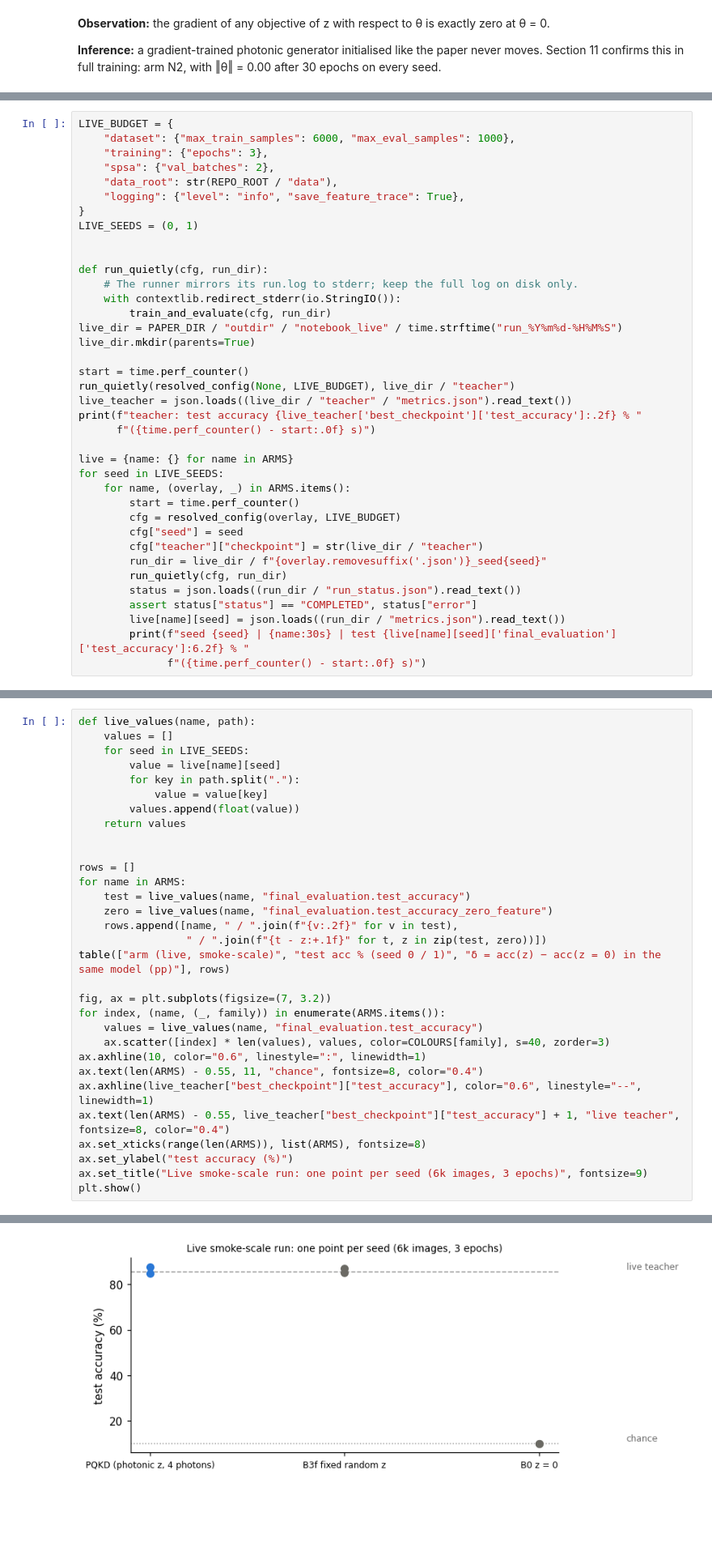
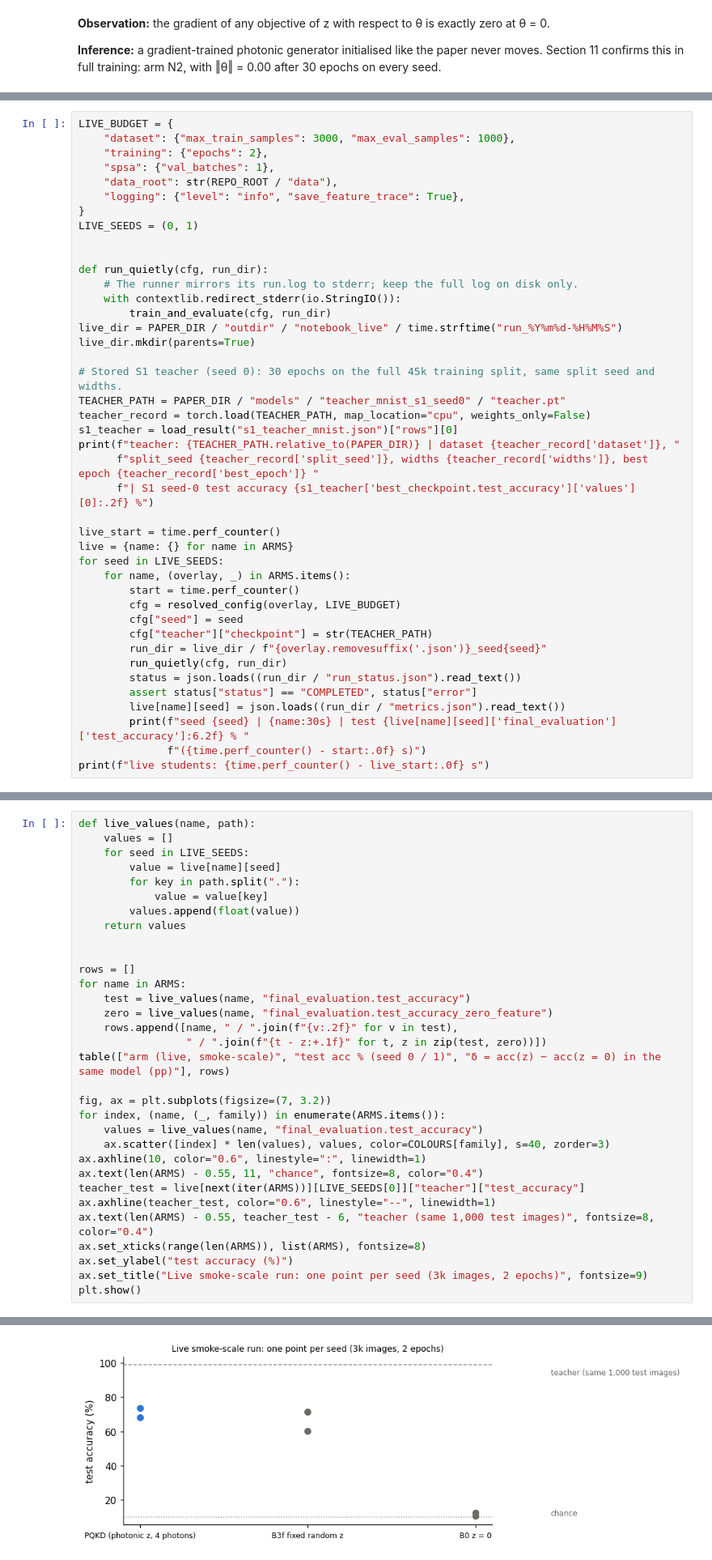
Before and after one commit to ben9871/reproduced_papers, a Jupyter notebook: papers/photonic_QKD/notebook.ipynb, the cells around one changed output, grey strips where cells are left out. Shown at 81% size. Drawn from its saved outputs; the diff is of its cells as text; blank space fills up the shorter version.

Commit message:
photonic_QKD: notebook runs in under 10 min with the stored S1 teacher; record device and runtime

```diff
--- a/papers/photonic_QKD/notebook.ipynb
+++ b/papers/photonic_QKD/notebook.ipynb
@@ -349,9 +351,9 @@ At this scale absolute accuracies are low and noisy, so this run cannot rank pho
 Runs are written to `outdir/notebook_live/`, which is git-ignored.
 # %%
 LIVE_BUDGET = {
-    "dataset": {"max_train_samples": 6000, "max_eval_samples": 1000},
-    "training": {"epochs": 3},
-    "spsa": {"val_batches": 2},
+    "dataset": {"max_train_samples": 3000, "max_eval_samples": 1000},
+    "training": {"epochs": 2},
+    "spsa": {"val_batches": 1},
     "data_root": str(REPO_ROOT / "data"),
     "logging": {"level": "info", "save_feature_trace": True},
 }
@@ -365,19 +367,22 @@ def run_quietly(cfg, run_dir):
 live_dir = PAPER_DIR / "outdir" / "notebook_live" / time.strftime("run_%Y%m%d-%H%M%S")
 live_dir.mkdir(parents=True)
 
-start = time.perf_counter()
-run_quietly(resolved_config(None, LIVE_BUDGET), live_dir / "teacher")
-live_teacher = json.loads((live_dir / "teacher" / "metrics.json").read_text())
-print(f"teacher: test accuracy {live_teacher['best_checkpoint']['test_accuracy']:.2f} % "
-      f"({time.perf_counter() - start:.0f} s)")
+# Stored S1 teacher (seed 0): 30 epochs on the full 45k training split, same split seed and widths.
+TEACHER_PATH = PAPER_DIR / "models" / "teacher_mnist_s1_seed0" / "teacher.pt"
+teacher_record = torch.load(TEACHER_PATH, map_location="cpu", weights_only=False)
+s1_teacher = load_result("s1_teacher_mnist.json")["rows"][0]
+print(f"teacher: {TEACHER_PATH.relative_to(PAPER_DIR)} | dataset {teacher_record['dataset']}, "
+      f"split_seed {teacher_record['split_seed']}, widths {teacher_record['widths']}, best epoch {teacher_record['best_epoch']} "
+      f"| S1 seed-0 test accuracy {s1_teacher['best_checkpoint.test_accuracy']['values'][0]:.2f} %")
 
+live_start = time.perf_counter()
 live = {name: {} for name in ARMS}
 for seed in LIVE_SEEDS:
     for name, (overlay, _) in ARMS.items():
         start = time.perf_counter()
         cfg = resolved_config(overlay, LIVE_BUDGET)
         cfg["seed"] = seed
-        cfg["teacher"]["checkpoint"] = str(live_dir / "teacher")
+        cfg["teacher"]["checkpoint"] = str(TEACHER_PATH)
         run_dir = live_dir / f"{overlay.removesuffix('.json')}_seed{seed}"
         run_quietly(cfg, run_dir)
         status = json.loads((run_dir / "run_status.json").read_text())
@@ -385,4 +390,5 @@ for seed in LIVE_SEEDS:
         live[name][seed] = json.loads((run_dir / "metrics.json").read_text())
         print(f"seed {seed} | {name:30s} | test {live[name][seed]['final_evaluation']['test_accuracy']:6.2f} % "
               f"({time.perf_counter() - start:.0f} s)")
+print(f"live students: {time.perf_counter() - live_start:.0f} s")
 # %% [output]
@@ -418,11 +425,12 @@ for index, (name, (_, family)) in enumerate(ARMS.items()):
     ax.scatter([index] * len(values), values, color=COLOURS[family], s=40, zorder=3)
 ax.axhline(10, color="0.6", linestyle=":", linewidth=1)
 ax.text(len(ARMS) - 0.55, 11, "chance", fontsize=8, color="0.4")
-ax.axhline(live_teacher["best_checkpoint"]["test_accuracy"], color="0.6", linestyle="--", linewidth=1)
-ax.text(len(ARMS) - 0.55, live_teacher["best_checkpoint"]["test_accuracy"] + 1, "live teacher", fontsize=8, color="0.4")
+teacher_test = live[next(iter(ARMS))][LIVE_SEEDS[0]]["teacher"]["test_accuracy"]
+ax.axhline(teacher_test, color="0.6", linestyle="--", linewidth=1)
+ax.text(len(ARMS) - 0.55, teacher_test - 6, "teacher (same 1,000 test images)", fontsize=8, color="0.4")
 ax.set_xticks(range(len(ARMS)), list(ARMS), fontsize=8)
 ax.set_ylabel("test accuracy (%)")
-ax.set_title("Live smoke-scale run: one point per seed (6k images, 3 epochs)", fontsize=9)
+ax.set_title("Live smoke-scale run: one point per seed (3k images, 2 epochs)", fontsize=9)
 plt.show()
 # %% [output]
 | arm (live, smoke-scale) | test acc % (seed 0 / 1) | δ = acc(z) − acc(z = 0) in the same model (pp) |
@@ -433,4 +441,4 @@ plt.show()
-[figure, old version]
+[figure, new version]
 # %% [markdown]
 **Observation:**
 - The student trained with z = 0 stays at chance on both seeds.
```
Also changed, not shown: parts of 8 cells of this notebook, 1 other file.
